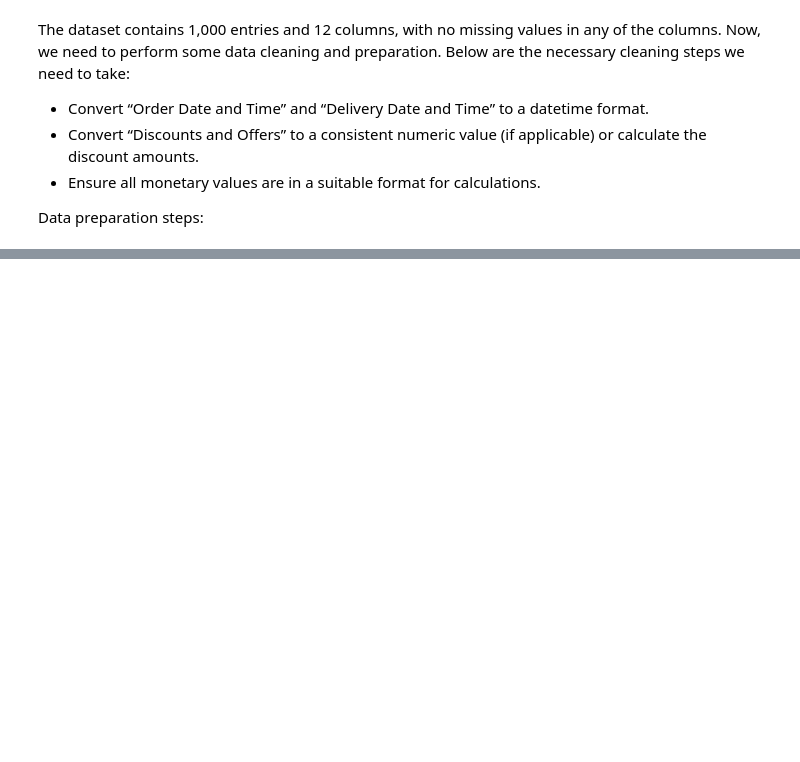
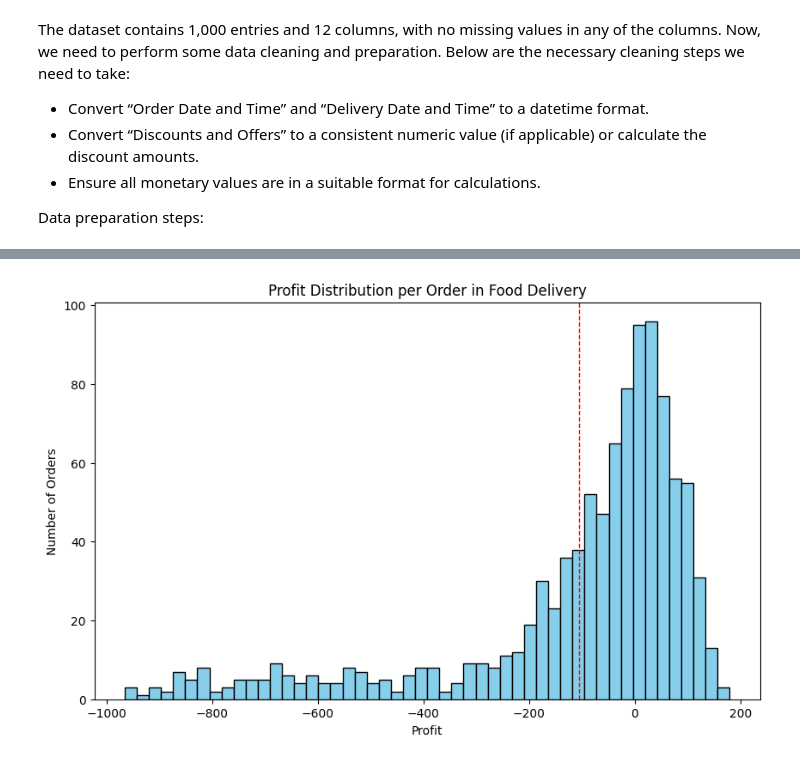
Before and after one commit to rajeshtudu/Food-Delivery-Cost-and-Profitability-Analysis, a Jupyter notebook: Food Delivery Cost and Profitability Analysis.ipynb, the cells around one changed output, grey strips where cells are left out. Drawn from its saved outputs; the diff is of its cells as text; code cells hidden in the pictures; blank space fills up the shorter version.

Commit message:
'food_delivery_analysis''

```diff
--- a/Food Delivery Cost and Profitability Analysis.ipynb
+++ b/Food Delivery Cost and Profitability Analysis.ipynb
@@ -65,0 +109,20 @@ food_orders['Discount Percentage'] = food_orders['Discount and Offers'].apply(la
+# %%
+# Calculate total cost and revenue per order
+food_orders['Total Costs'] = food_orders['Delivery Fee'] + food_orders['Payment Processing Fee'] + food_orders['Discount Amount']
+food_orders['Revenue'] = food_orders['Commission Fee']
+food_orders['Profit'] = food_orders['Revenue'] - food_orders['Total Costs']
+
+# aggregate data to get overall metrics
+total_orders = food_orders.shape[0]
+total_revenue = food_orders['Revenue'].sum()
+total_costs = food_orders['Total Costs'].sum()
+total_profit = food_orders['Profit'].sum()
+
+overall_metrics = {
+    'Total Orders' : total_orders,
+    'Total Revenue' : total_revenue,
+    'Total Costs' : total_costs,
+    'Total Profit' : total_profit
+}
+
+print(overall_metrics)
@@ -65,0 +148,11 @@ food_orders['Discount Percentage'] = food_orders['Discount and Offers'].apply(la
+# %%
+# histogram of profits per order
+plt.figure(figsize = (10, 6))
+plt.hist(food_orders['Profit'], bins = 50, color = 'skyblue', edgecolor = 'black')
+plt.title('Profit Distribution per Order in Food Delivery')
+plt.xlabel('Profit')
+plt.ylabel('Number of Orders')
+plt.axvline(food_orders['Profit'].mean(), color = 'red', linestyle = 'dashed', linewidth = 1)
+plt.show()
+# %% [output]
+[figure, added]
```
Also changed, not shown: parts of 11 cells of this notebook.
